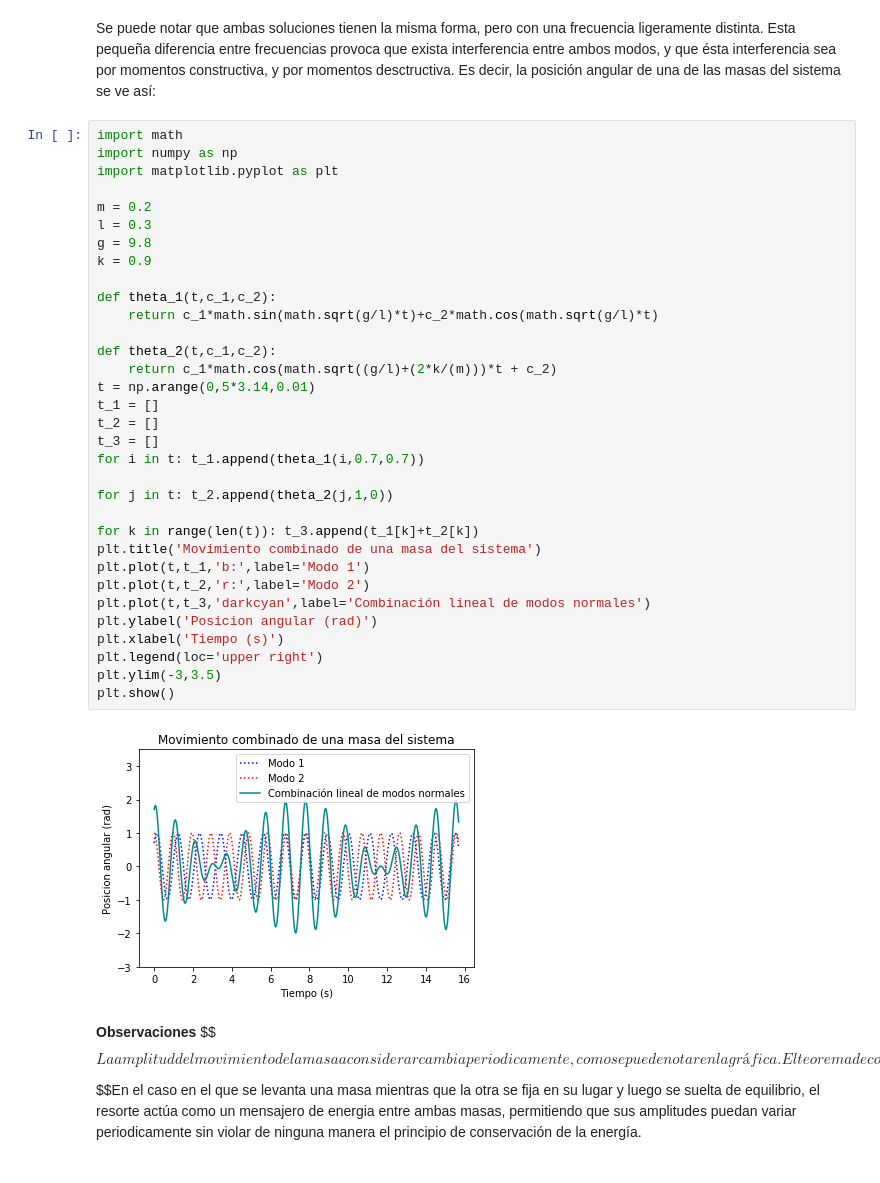
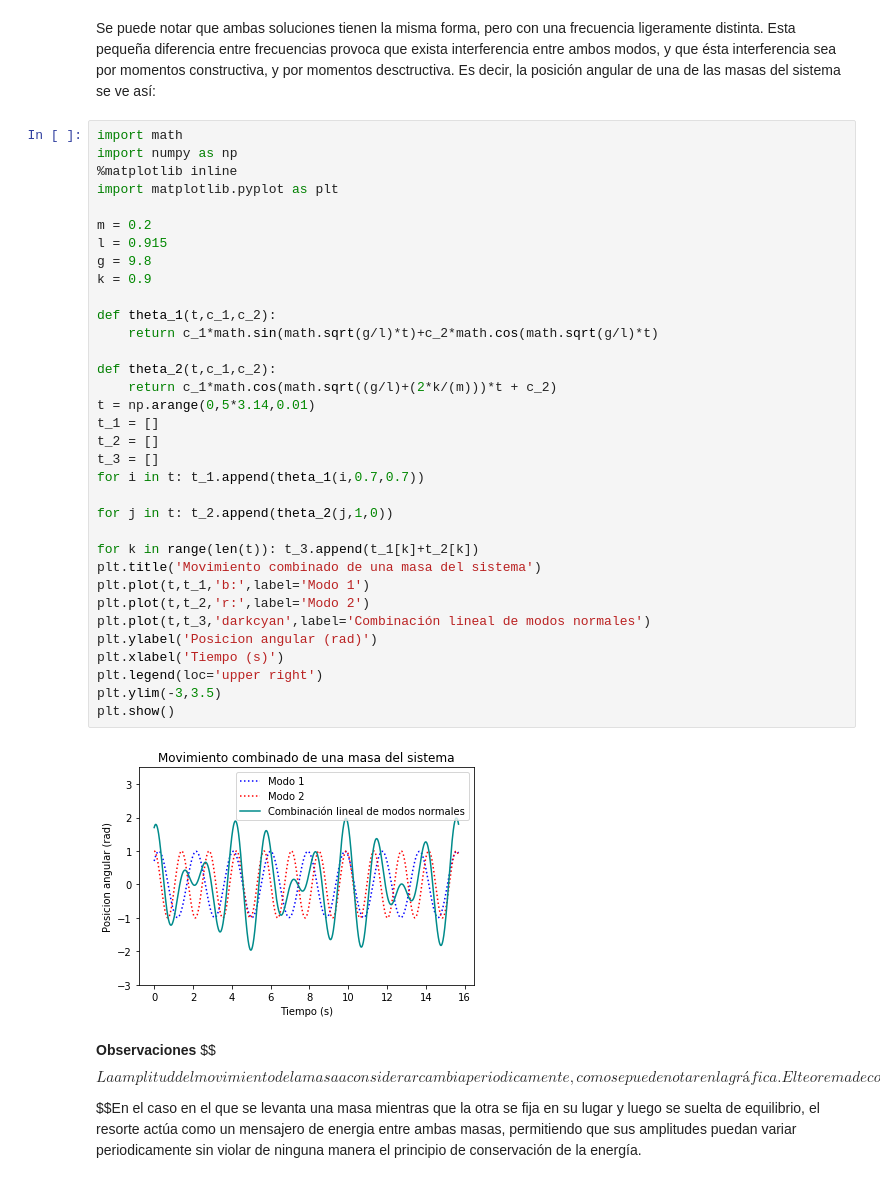
Before and after one commit to marcofuentes05/ProyectoEcuas, a Jupyter notebook: Proyecto.ipynb, the cells around one changed output. Saved outputs shown, nothing was run; the diff lists cells and outputs as text.

```diff
--- a/Proyecto.ipynb
+++ b/Proyecto.ipynb
@@ -95,38 +95,39 @@ Se puede notar que ambas soluciones tienen la misma forma, pero con una frecuenc
 # %%
 import math
 import numpy as np
+%matplotlib inline
 import matplotlib.pyplot as plt
 
 m = 0.2
-l = 0.3
+l = 0.915
 g = 9.8
 k = 0.9
 
 def theta_1(t,c_1,c_2):
 	return c_1*math.sin(math.sqrt(g/l)*t)+c_2*math.cos(math.sqrt(g/l)*t)
 
 def theta_2(t,c_1,c_2):
 	return c_1*math.cos(math.sqrt((g/l)+(2*k/(m)))*t + c_2)
 t = np.arange(0,5*3.14,0.01)
 t_1 = []
 t_2 = []
 t_3 = []
 for i in t: t_1.append(theta_1(i,0.7,0.7))
 
 for j in t: t_2.append(theta_2(j,1,0))
 
 for k in range(len(t)): t_3.append(t_1[k]+t_2[k])
 plt.title('Movimiento combinado de una masa del sistema')
 plt.plot(t,t_1,'b:',label='Modo 1')
 plt.plot(t,t_2,'r:',label='Modo 2')
 plt.plot(t,t_3,'darkcyan',label='Combinación lineal de modos normales')
 plt.ylabel('Posicion angular (rad)')
 plt.xlabel('Tiempo (s)')
 plt.legend(loc='upper right')
 plt.ylim(-3,3.5)
 plt.show()
 # %% [output]
-[figure, old version]
+[figure, new version]
 # %% [markdown]
 **Observaciones**
 $$$$La amplitud del movimiento de la masa a considerar cambia periodicamente, como se puede notar en la gráfica. El teorema de conservación de la energía establece que la energía que _pierde_ la masa al disminuir la amplitud de su movimiento debe ser absorbida por otro elemento. En este caso, la energía total está dada por las condiciones iniciales del sistema. $$$$En el caso en el que se levanta una masa mientras que la otra se fija en su lugar y luego se suelta de equilibrio, el resorte actúa como un mensajero de energia entre ambas masas, permitiendo que sus amplitudes puedan variar periodicamente sin violar de ninguna manera el principio de conservación de la energía.
```
Also changed, not shown: parts of 13 cells of this notebook, 8 other files.
